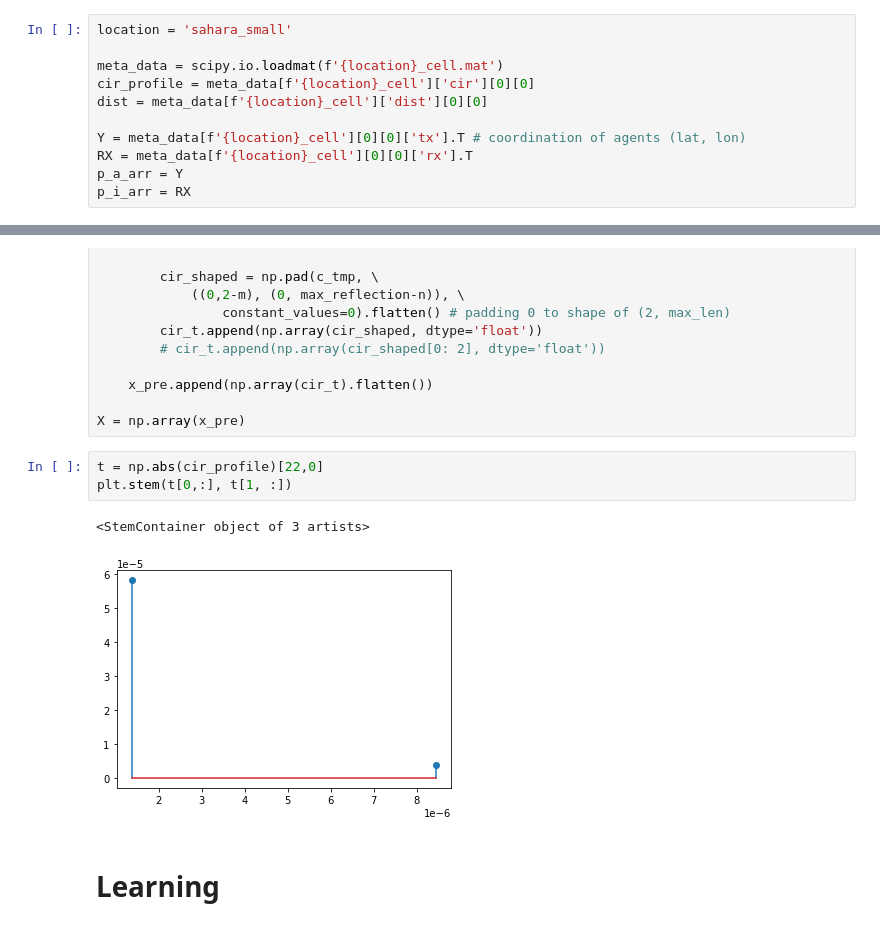
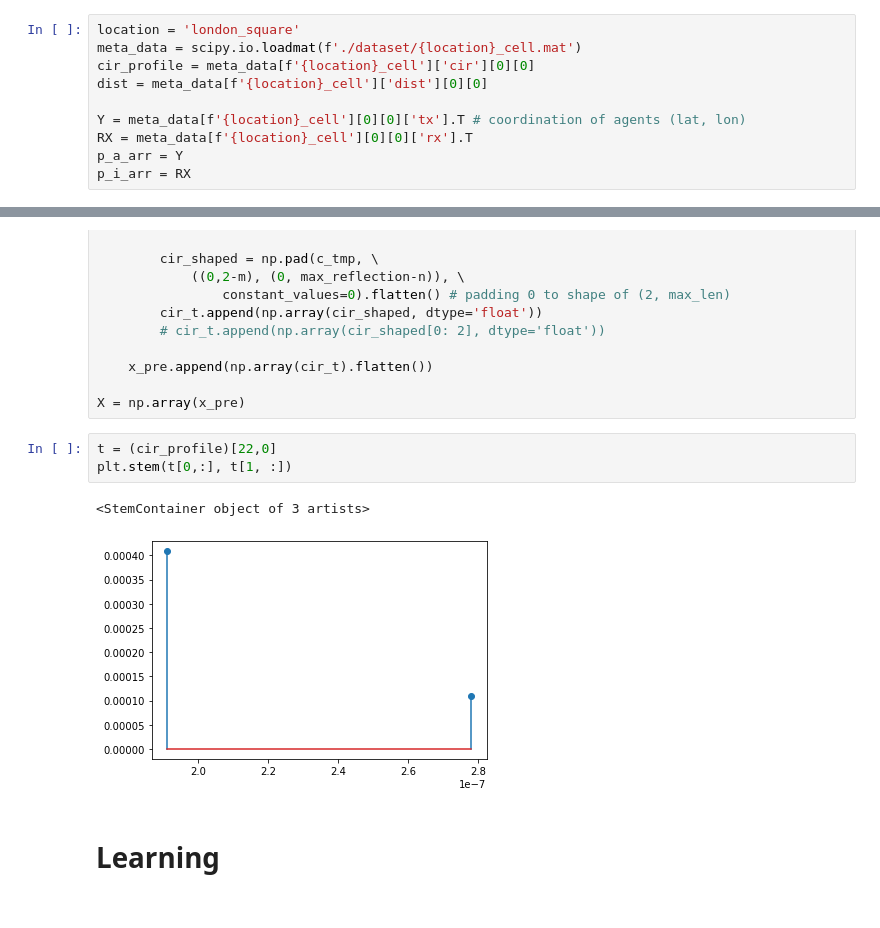
Before and after one commit to ukunliu/WSN_simulation, a Jupyter notebook: Simulation/main.ipynb, the cells around one changed output, grey strips where cells are left out. Drawn from its saved outputs; the diff is of its cells as text.

```diff
--- a/Simulation/main.ipynb
+++ b/Simulation/main.ipynb
@@ -11,9 +19,8 @@ from tools import *
 # %% [markdown]
 # Data preparation
 # %%
-location = 'sahara_small'
-
-meta_data = scipy.io.loadmat(f'{location}_cell.mat')
+location = 'london_square'
+meta_data = scipy.io.loadmat(f'./dataset/{location}_cell.mat')
 cir_profile = meta_data[f'{location}_cell']['cir'][0][0]
 dist = meta_data[f'{location}_cell']['dist'][0][0]
 
@@ -171,11 +176,11 @@ for j in range(T):
 
 X = np.array(x_pre)
 # %%
-t = np.abs(cir_profile)[22,0]
+t = (cir_profile)[22,0]
 plt.stem(t[0,:], t[1, :])
 # %% [output]
 <StemContainer object of 3 artists>
-[figure, old version]
+[figure, new version]
 # %% [markdown]
 # Learning
 # %%
```
Also changed, not shown: parts of 23 cells of this notebook, 34 other files.
